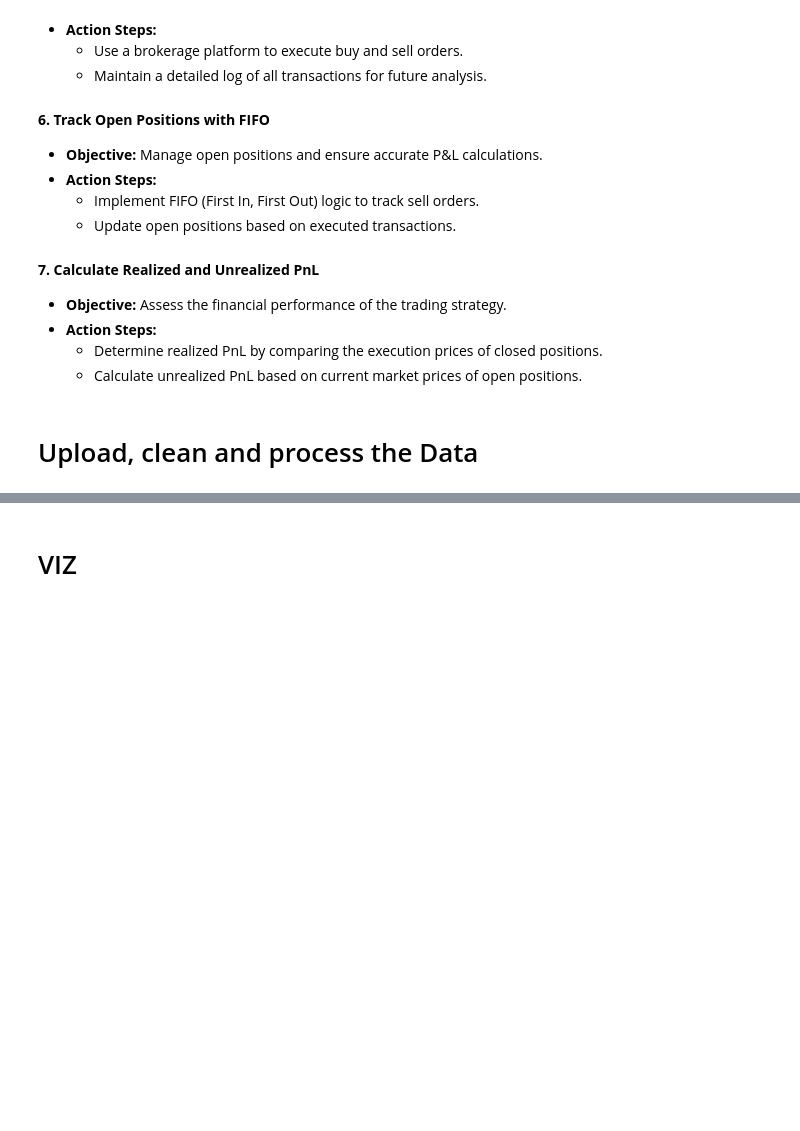
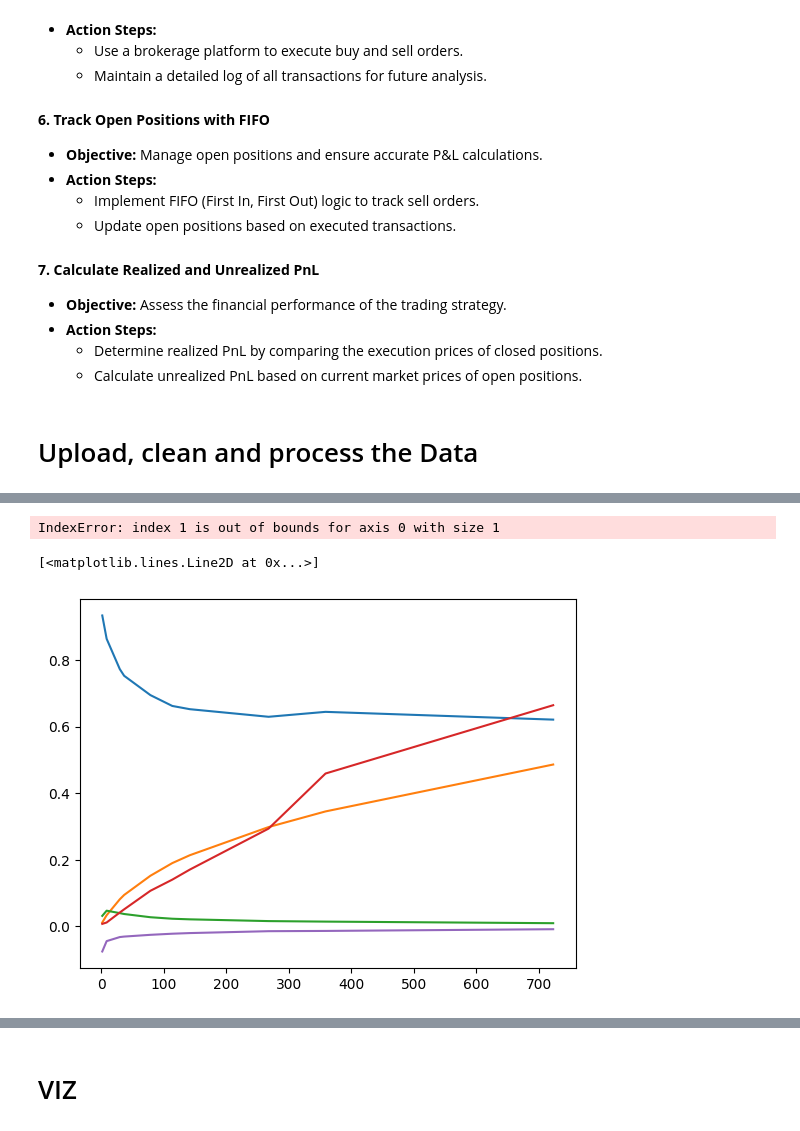
Before and after one commit to zgcharaf/Options-Trading-Framework, a Jupyter notebook: Main.ipynb, the cells around one changed output, grey strips where cells are left out. Saved outputs shown, nothing was run; the diff lists cells and outputs as text; code cells hidden in the pictures; blank space fills up the shorter version.

```diff
--- a/Main.ipynb
+++ b/Main.ipynb
@@ -96,0 +115,2 @@ print(term_structures_df)
+# %%
+term_structures_df,tensors=from_df__to_tensor_()
@@ -97 +139,18 @@ print(term_structures_df)
+# %%
+plt.plot(tensors[1][-1],tensors[1][1])
+plt.plot(tensors[1][-1],tensors[1][2])
+plt.plot(tensors[1][-1],tensors[1][3])
+plt.plot(tensors[1][-1],tensors[1][4])
+plt.plot(tensors[1][-1],tensors[1][5])
+# %% [output]
+IndexError: index 1 is out of bounds for axis 0 with size 1
+# %%
+plt.plot(tensors[0][-1],tensors[0][1])
+plt.plot(tensors[0][-1],tensors[0][2])
+plt.plot(tensors[0][-1],tensors[0][3])
+plt.plot(tensors[0][-1],tensors[0][4])
+plt.plot(tensors[0][-1],tensors[0][5])
+# %% [output]
+[<matplotlib.lines.Line2D at 0x...>]
+[figure, added]
 # %%
```
Also changed, not shown: parts of 15 cells of this notebook, 5 other files.
